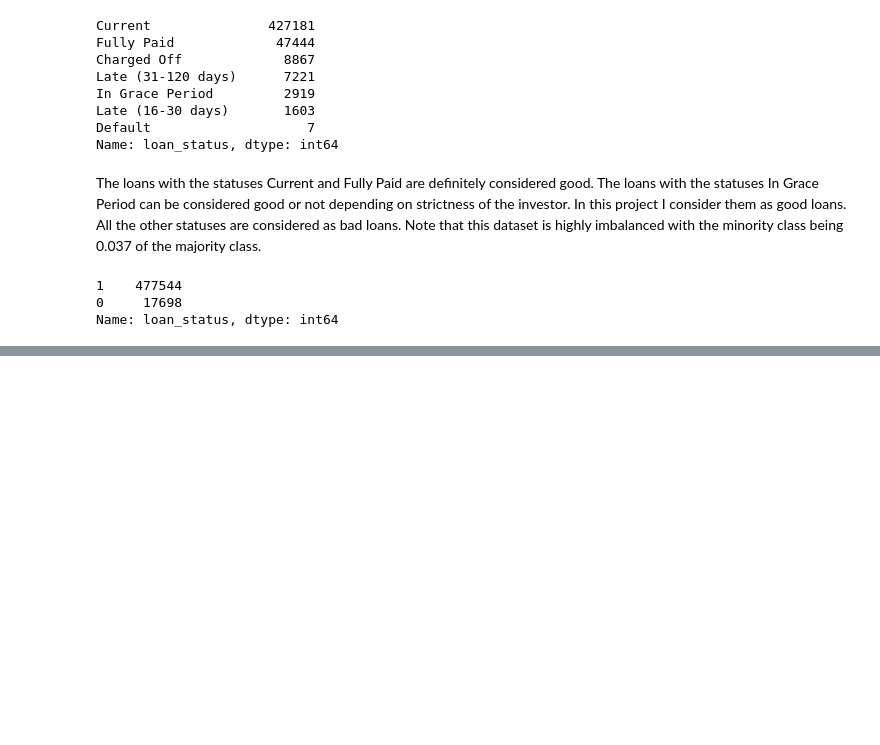
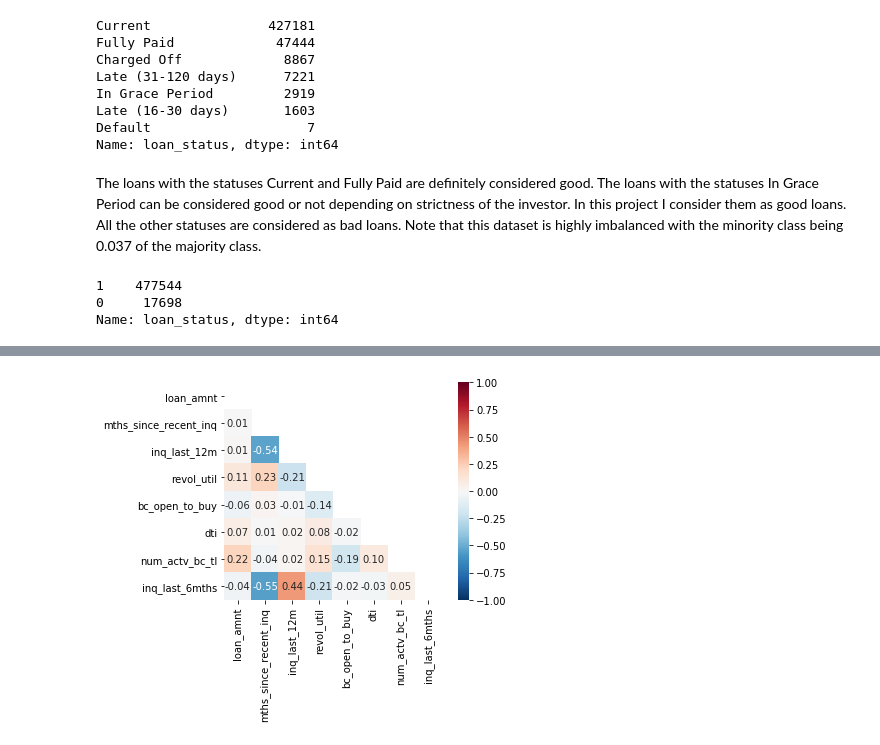
Before and after one commit to stellazhu31/Minimizing-risks-for-loan-investment, a Jupyter notebook: Minimizing_Risks_for_Loan.ipynb, the cells around one changed output, grey strips where cells are left out. Drawn from its saved outputs; the diff is of its cells as text; code cells hidden in the pictures; blank space fills up the shorter version.

```diff
--- a/Minimizing_Risks_for_Loan.ipynb
+++ b/Minimizing_Risks_for_Loan.ipynb
@@ -322,0 +412,7 @@ Name: loan_status, dtype: int64
+# %%
+corr = X_mod[df['Feature'].values].corr()
+mask = np.zeros_like(corr)
+mask[np.triu_indices_from(mask)] = True
+sns.heatmap(corr, mask=mask, square=True, cmap='RdBu_r', vmin=-1, vmax=1, annot=True, fmt='.2f');
+# %% [output]
+[figure, added]
```
Also changed, not shown: parts of 19 cells of this notebook.
